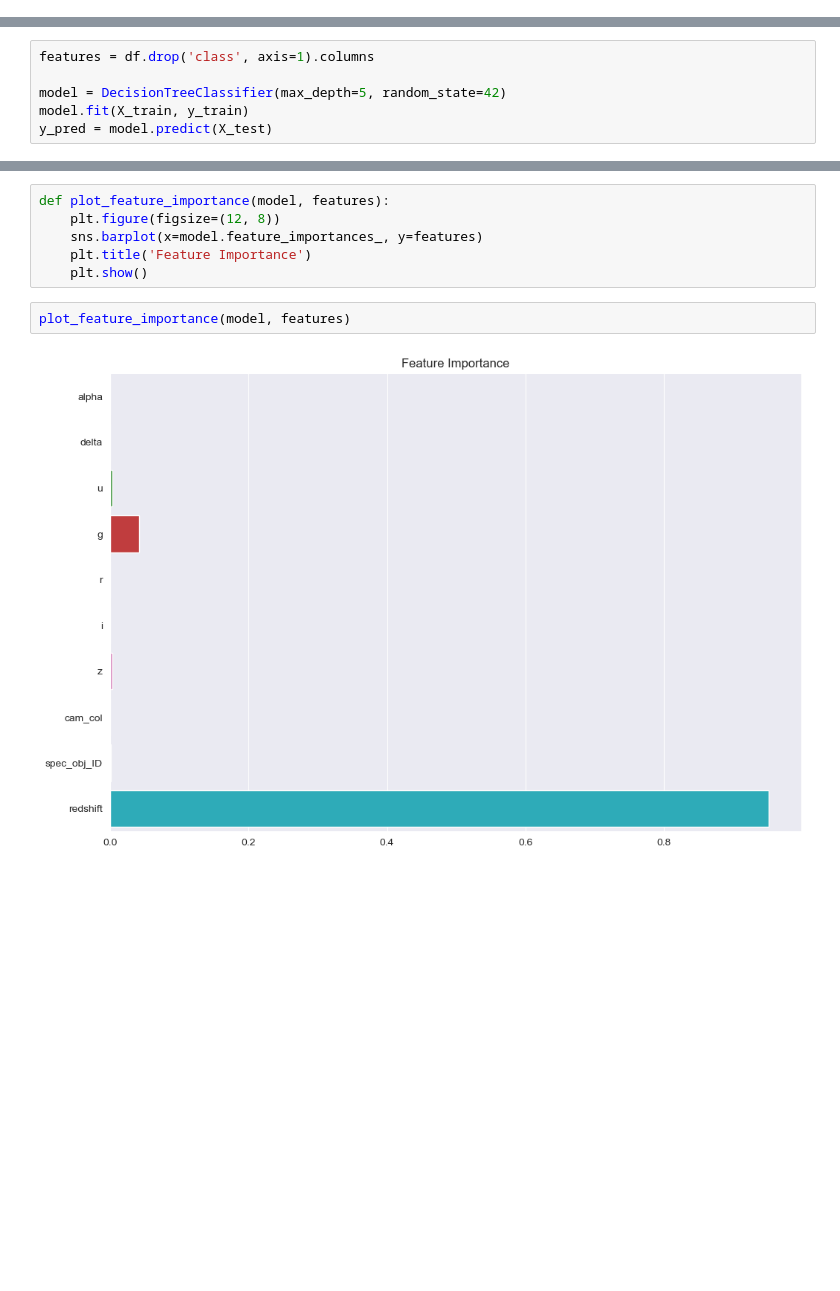
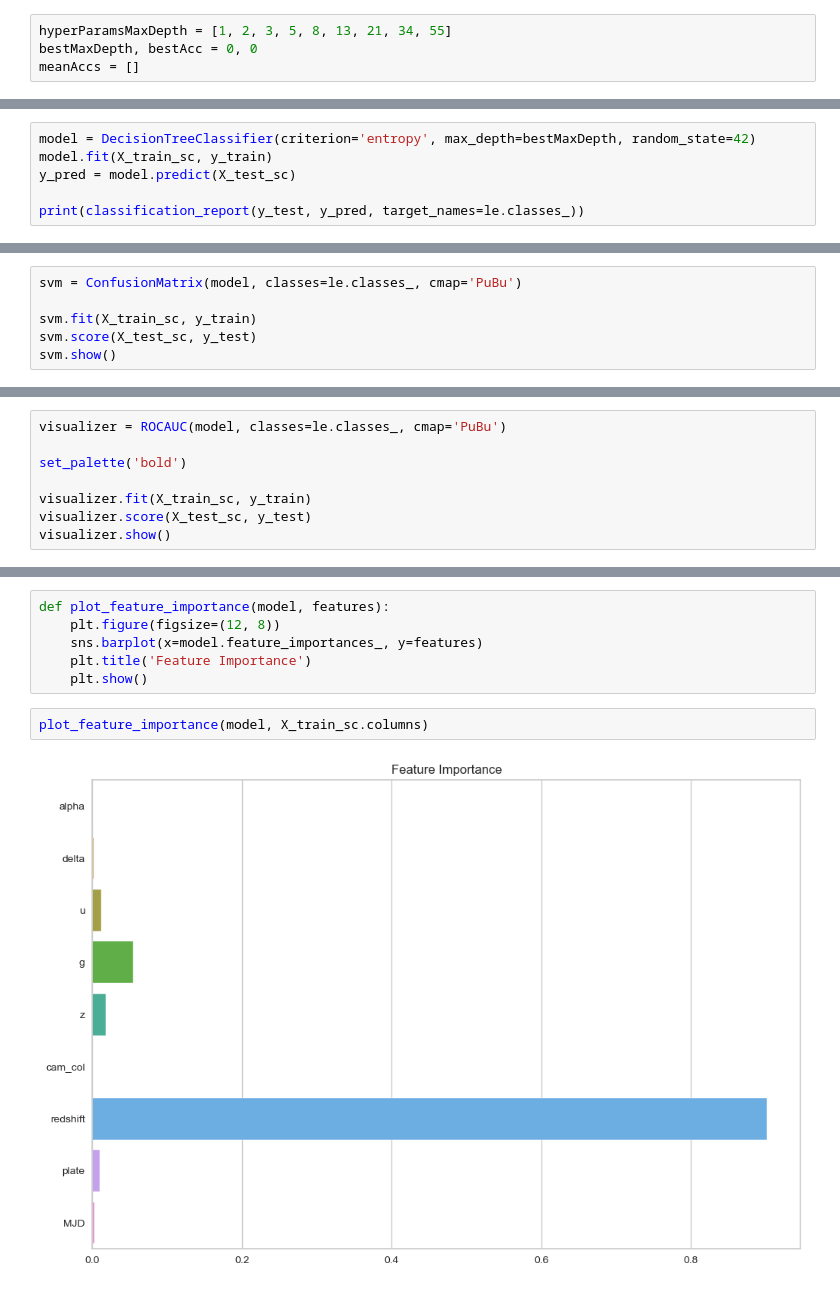
Before and after one commit to aSTRonuun/MachineLearning-2023-Vitor-Alves, a Jupyter notebook: 02-Stelar-Classification-Project/Stelar-Classification-Project.ipynb, the cells around one changed output, grey strips where cells are left out. Saved outputs shown, nothing was run; the diff lists cells and outputs as text; blank space fills up the shorter version.

```diff
--- a/02-Stelar-Classification-Project/Stelar-Classification-Project.ipynb
+++ b/02-Stelar-Classification-Project/Stelar-Classification-Project.ipynb
@@ -442,0 +468,4 @@ visualizer.show()
+# %%
+hyperParamsMaxDepth = [1, 2, 3, 5, 8, 13, 21, 34, 55]
+bestMaxDepth, bestAcc = 0, 0
+meanAccs = []
@@ -443,6 +515,6 @@ visualizer.show()
 # %%
-features = df.drop('class', axis=1).columns
+model = DecisionTreeClassifier(criterion='entropy', max_depth=bestMaxDepth, random_state=42)
+model.fit(X_train_sc, y_train)
+y_pred = model.predict(X_test_sc)
 
-model = DecisionTreeClassifier(max_depth=5, random_state=42)
-model.fit(X_train, y_train)
-y_pred = model.predict(X_test)
+print(classification_report(y_test, y_pred, target_names=le.classes_))
@@ -448,0 +533,6 @@ y_pred = model.predict(X_test)
+# %%
+svm = ConfusionMatrix(model, classes=le.classes_, cmap='PuBu')
+
+svm.fit(X_train_sc, y_train)
+svm.score(X_test_sc, y_test)
+svm.show()
@@ -448,0 +544,8 @@ y_pred = model.predict(X_test)
+# %%
+visualizer = ROCAUC(model, classes=le.classes_, cmap='PuBu')
+
+set_palette('bold')
+
+visualizer.fit(X_train_sc, y_train)
+visualizer.score(X_test_sc, y_test)
+visualizer.show()
@@ -455,6 +580,6 @@ def plot_feature_importance(model, features):
     plt.title('Feature Importance')
     plt.show()
 # %%
-plot_feature_importance(model, features)
+plot_feature_importance(model, X_train_sc.columns)
 # %% [output]
-[figure, old version]
+[figure, new version]
```
Also changed, not shown: parts of 39 cells of this notebook.
